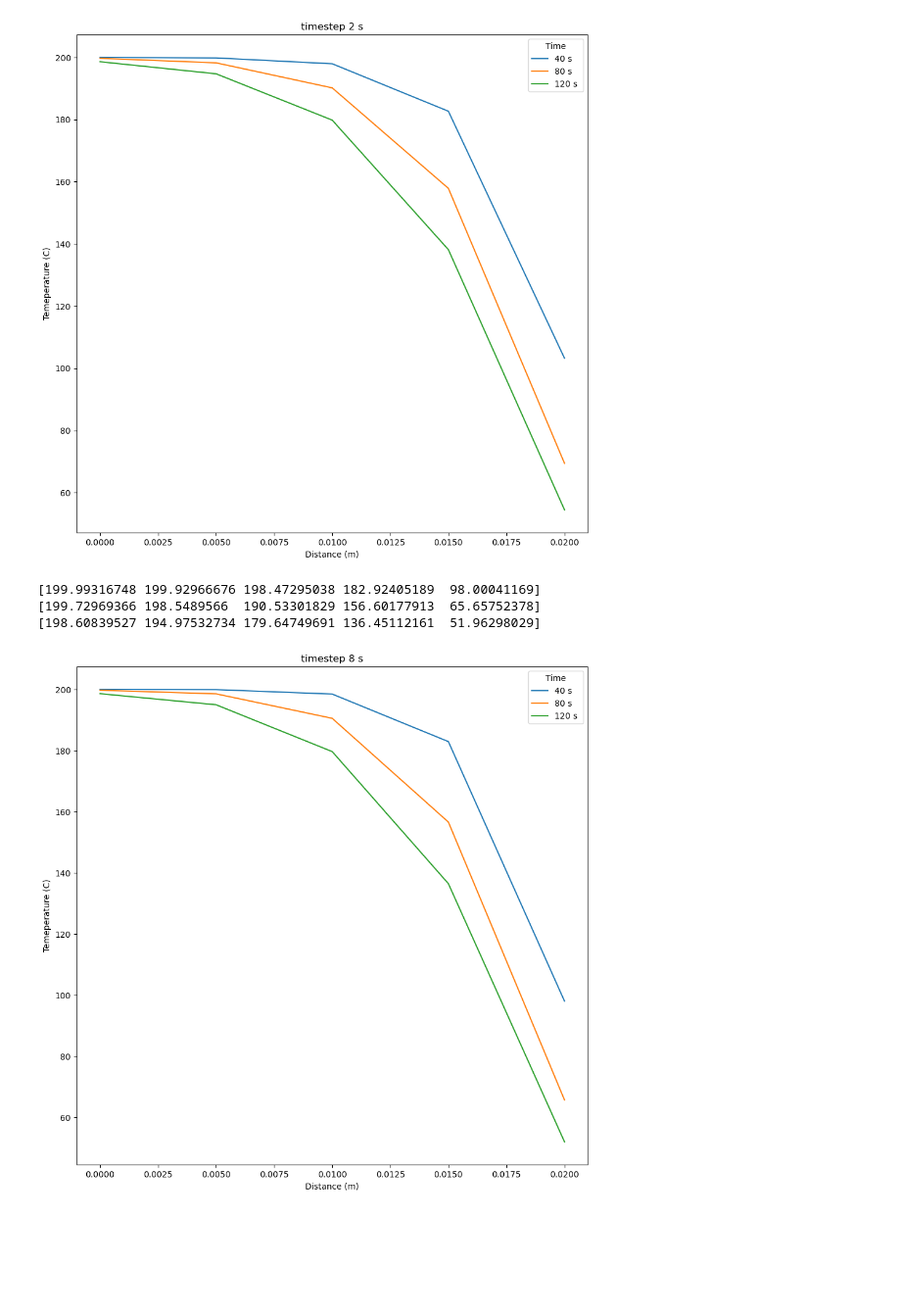
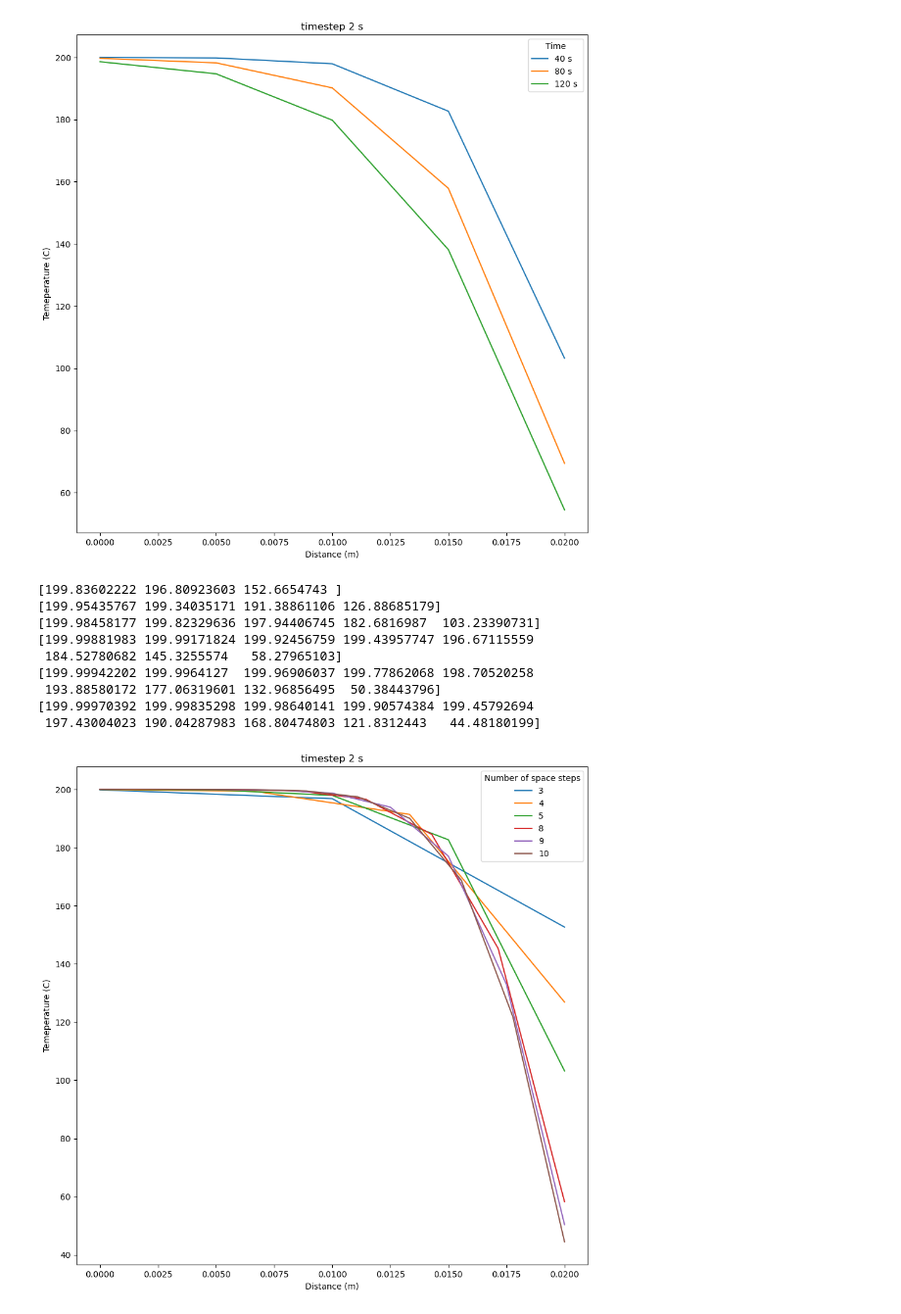
Before and after one commit to emShalaby/Versteeg-examples, a Jupyter notebook: example8.2.ipynb, the cells around one changed output. Shown at 98% size. Drawn from its saved outputs; the diff is of its cells as text; code cells hidden in the pictures; blank space fills up the shorter version.

Commit message:
added different space steps

```diff
--- a/example8.2.ipynb
+++ b/example8.2.ipynb
@@ -61,14 +61,23 @@ legend.set_title("Time")
 # %%
 #for timestep of 8s
 
 plt.figure(figsize=(11,11),dpi=100)
-diffusion(5,40,8,1)
-diffusion(5,80,8,1)
-diffusion(5,120,8,1)
-legend=plt.legend(["40 s ","80 s ","120 s "])
-legend.set_title("Time")
+diffusion(3,40,2,1)
+diffusion(4,40,2,1)
+diffusion(5,40,2,1)
+diffusion(8,40,2,1)
+diffusion(9,40,2,1)
+diffusion(10,40,2,1)
+legend=plt.legend(["3","4","5","8","9","10"])
+legend.set_title("Number of space steps")
 # %% [output]
-[199.99316748 199.92966676 198.47295038 182.92405189  98.00041169]
-[199.72969366 198.5489566  190.53301829 156.60177913  65.65752378]
-[198.60839527 194.97532734 179.64749691 136.45112161  51.96298029]
+[199.83602222 196.80923603 152.6654743 ]
+[199.95435767 199.34035171 191.38861106 126.88685179]
+[199.98458177 199.82329636 197.94406745 182.6816987  103.23390731]
+[199.99881983 199.99171824 199.92456759 199.43957747 196.67115559
+ 184.52780682 145.3255574   58.27965103]
+[199.99942202 199.9964127  199.96906037 199.77862068 198.70520258
+ 193.88580172 177.06319601 132.96856495  50.38443796]
+[199.99970392 199.99835298 199.98640141 199.90574384 199.45792694
+ 197.43004023 190.04287983 168.80474803 121.8312443   44.48180199]
-[figure, old version]
+[figure, new version]
```
Also changed, not shown: parts of 1 cell of this notebook, 1 other file.
